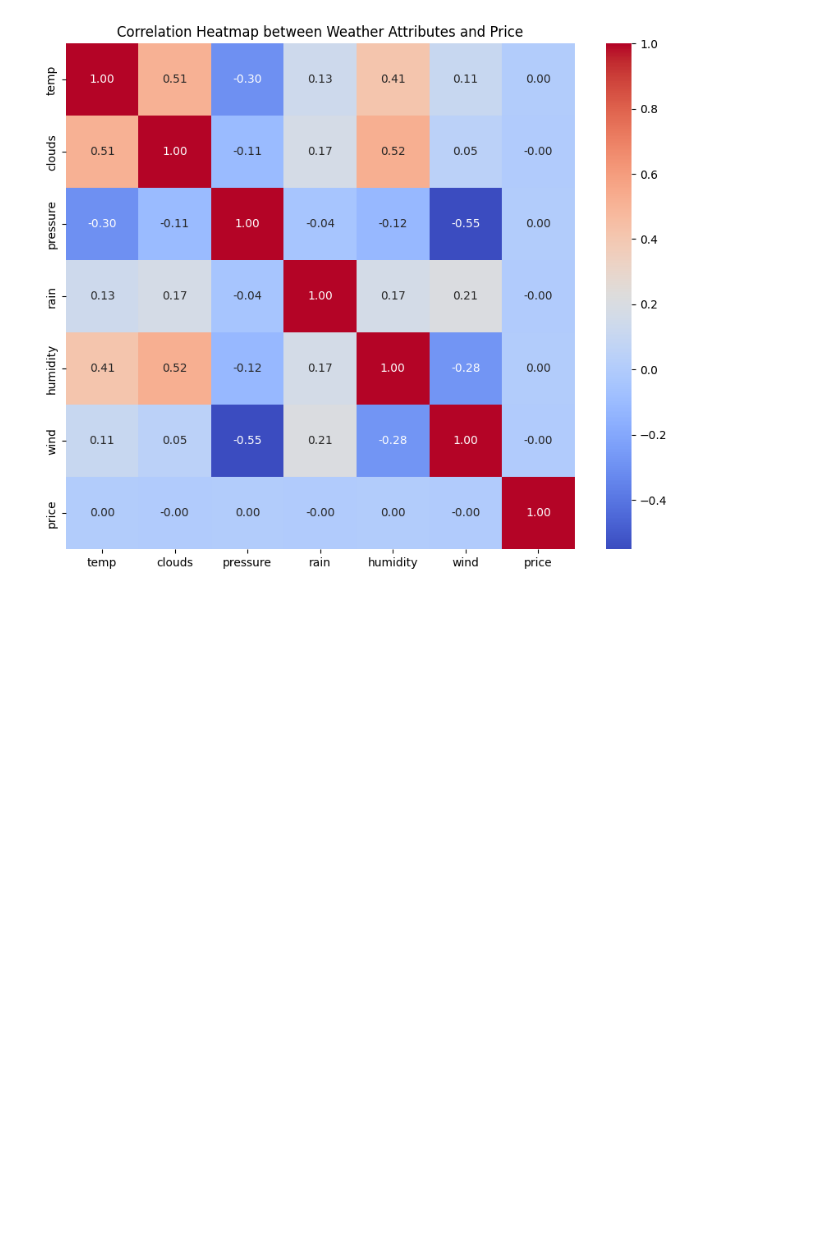
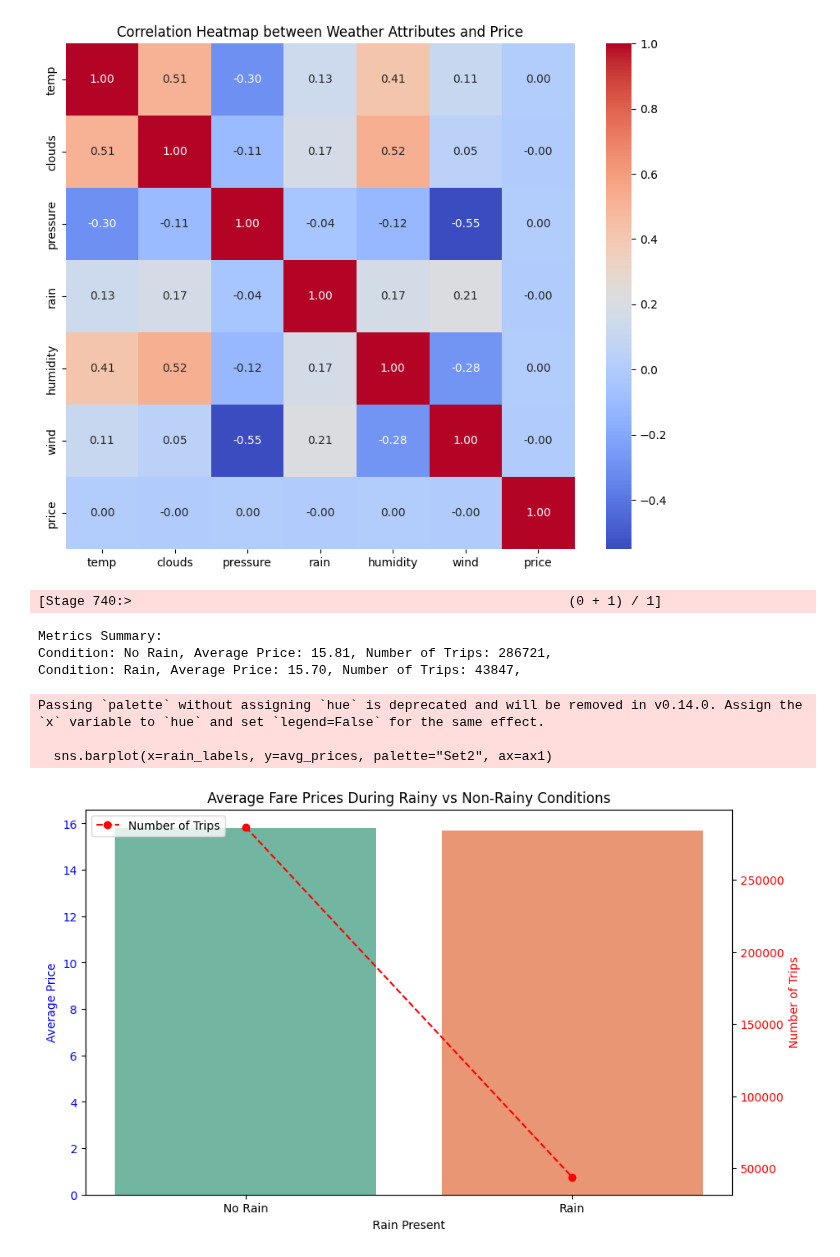
Before and after one commit to rishikamtam12/UberFarePredictor, a Jupyter notebook: dataVisualization.ipynb, the cells around one changed output. Drawn from its saved outputs; the diff is of its cells as text; code cells hidden in the pictures; blank space fills up the shorter version.

Commit message:
new data visual

```diff
--- a/dataVisualization.ipynb
+++ b/dataVisualization.ipynb
@@ -586,3 +586,63 @@ Correlation between rain and price: -0.0035505649972182403
 Correlation between humidity and price: 0.001629748191255186
 Correlation between wind and price: -0.003549531697225524
 [figure]
+# %%
+from pyspark.sql.functions import when, col, avg, count, sum
+
+# Add a column to indicate rain presence (True for rain > 0, False otherwise)
+uber_joined_df = uber_joined_df.withColumn("rain_present", when(col("rain") > 0, "Rain").otherwise("No Rain"))
+
+# Calculate metrics: average price, number of rain days, number of trips booked
+metrics_df = (
+    uber_joined_df.groupBy("rain_present")
+    .agg(
+        avg("price").alias("avg_price"),
+        count("rain_present").alias("number_of_trips"),
+    )
+)
+
+# Collect the results for display
+metrics_data = metrics_df.collect()
+
+# Print the numerical metrics
+print("Metrics Summary:")
+for row in metrics_data:
+    print(
+        f"Condition: {row['rain_present']}, "
+        f"Average Price: {row['avg_price']:.2f}, "
+        f"Number of Trips: {row['number_of_trips']}, "
+    )
+
+# Prepare data for visualization
+rain_labels = [row["rain_present"] for row in metrics_data]
+avg_prices = [row["avg_price"] for row in metrics_data]
+number_of_trips = [row["number_of_trips"] for row in metrics_data]
+
+# Create the graph
+fig, ax1 = plt.subplots(figsize=(10, 6))
+
+# Bar plot for average prices
+sns.barplot(x=rain_labels, y=avg_prices, palette="Set2", ax=ax1)
+ax1.set_title("Average Fare Prices During Rainy vs Non-Rainy Conditions")
+ax1.set_xlabel("Rain Present")
+ax1.set_ylabel("Average Price", color="b")
+ax1.tick_params(axis="y", labelcolor="b")
+
+# Line plot for number of trips
+ax2 = ax1.twinx()
+ax2.plot(rain_labels, number_of_trips, color="r", marker="o", linestyle="--", label="Number of Trips")
+ax2.set_ylabel("Number of Trips", color="r")
+ax2.tick_params(axis="y", labelcolor="r")
+
+# Add legend and show the plot
+ax2.legend(loc="upper left")
+plt.show()
+# %% [output]
+[Stage 740:>                                                        (0 + 1) / 1]
+Metrics Summary:
+Condition: No Rain, Average Price: 15.81, Number of Trips: 286721,
+Condition: Rain, Average Price: 15.70, Number of Trips: 43847,
+Passing `palette` without assigning `hue` is deprecated and will be removed in v0.14.0. Assign the `x` variable to `hue` and set `legend=False` for the same effect.
+
+  sns.barplot(x=rain_labels, y=avg_prices, palette="Set2", ax=ax1)
+[figure, added]
```
Also changed, not shown: parts of 3 cells of this notebook, 2 other files.
